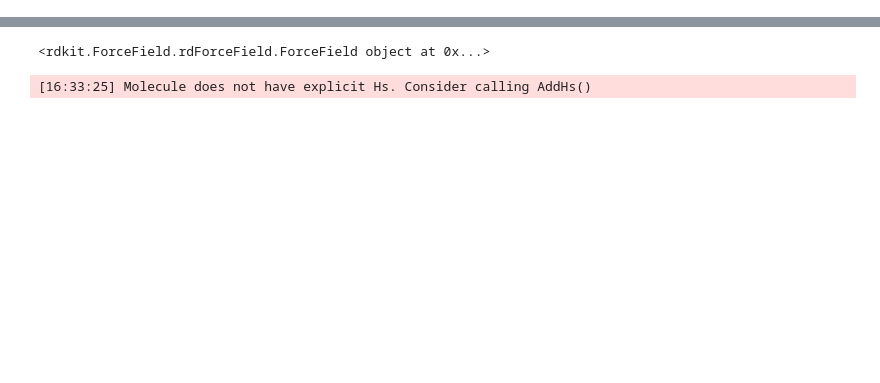
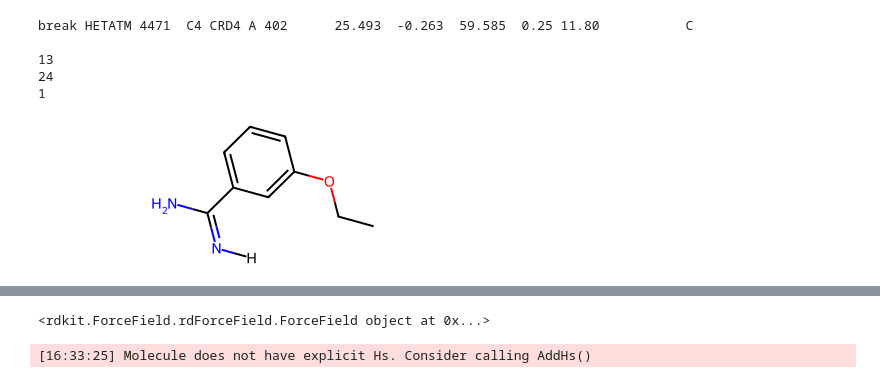
Before and after one commit to jgxs/bridge_ring_dataset, a Jupyter notebook: Bridged_ring/PDB_rings/lig_in_pdb/phe2bch.ipynb, the cells around one changed output, grey strips where cells are left out. Cells and saved outputs as stored; diff of their text form; code cells hidden in the pictures; blank space fills up the shorter version.

```diff
--- a/Bridged_ring/PDB_rings/lig_in_pdb/phe2bch.ipynb
+++ b/Bridged_ring/PDB_rings/lig_in_pdb/phe2bch.ipynb
@@ -24,6 +24,12 @@ def mol_with_atom_index(mol):
         mol.GetAtomWithIdx(idx).SetProp('molAtomMapNumber',str(idx))
     return mol
 # %%
+ligands_smi = {}
+with open("/home/chengyj/kinase_work/dataset/Bridged_ring/PDB_rings/lig_in_pdb/lig_menu/AaaaA_only3.csv") as AaaaA:
+    for line in AaaaA:
+        info = line.split()
+        ligands_smi[info[1]] = [info[0]]
+
 def pdb_2_lig_block(pdb_path,lig_id,smiles):
     # 抽取pdbfile中的ligand部分
     # rdkit可读字符串形式的pdbBlock
@@ -31,30 +37,37 @@ def pdb_2_lig_block(pdb_path,lig_id,smiles):
     ligand_lines = []
     with open(pdb_path) as ent:
         for line in ent:
-            if line[0:6] == "HETATM" and line[17:20] == lig_id:
+            if line[0:6] == "HETATM" and line[17:20] == lig_id and line[77] != 'H':
                 ligand_lines.append(line)
     ligand_start = 0
     ligand_end = len(ligand_lines)
     for i in range(1,len(ligand_lines)):
         if ligand_lines[i][17:26] != ligand_lines[i-1][17:26]:
+            # print(ligand_lines[i])
             ligand_end = i
             if ligand_end - ligand_start >= num:
+                print(f"break {ligand_lines[i]}")
                 break
             else:
                 ligand_start = i
                 ligand_end = len(ligand_lines)
         else:
             pass
-    if ligand_end - ligand_start < 2*num:
+    print(num)
+    print(ligand_end - ligand_start)
+    if ligand_end - ligand_start <= 2*num:
+        print(1)
         lig_Block="".join(ligand_lines[ligand_start:ligand_end])
     else:
+        print(2)
         lig_Block="".join(ligand_lines[ligand_start:ligand_start+num])
     return lig_Block
-key='16K'
-pdb_id='4ek8'
-lig_smi="Cc1c(sc(n1)C)c2ccnc(n2)Nc3cccc(c3)[N+](=O)[O-]"
+
+key='RD4'
+pdb_id='5rc9'
+lig_smi=ligands_smi[key][0]
 pdb_path = f"/home/chengyj/kinase_work/dataset/Bridged_ring/PDB_rings/lig_in_pdb/pdb_dataset/pdb/pdb{pdb_id}.ent"
-lig_block = pdb_2_lig_block(pdb_path,key,lig_smi)
-drawit(Chem.MolFromPDBBlock(lig_block))
-drawit(Chem.MolFromSmiles(lig_smi))
+lig_Block = pdb_2_lig_block(pdb_path,key,lig_smi)
+Chem.MolFromPDBBlock(lig_Block)
+Chem.MolFromSmiles(lig_smi)
 # %% [output]
@@ -63,3 +74,9 @@ drawit(Chem.MolFromSmiles(lig_smi))
+break HETATM 4471  C4 CRD4 A 402      25.493  -0.263  59.585  0.25 11.80           C
+
+13
+24
+1
+[figure, added]
 # %%
 def get_connect_atom_in_core(orimol,sidechain_atom_idxes):
     # mol is the whole molecule, the sidechain_atom_idx is the a tuple of the atom idx of a sidechain;
```
Also changed, not shown: parts of 11 cells of this notebook, 2 other files.
